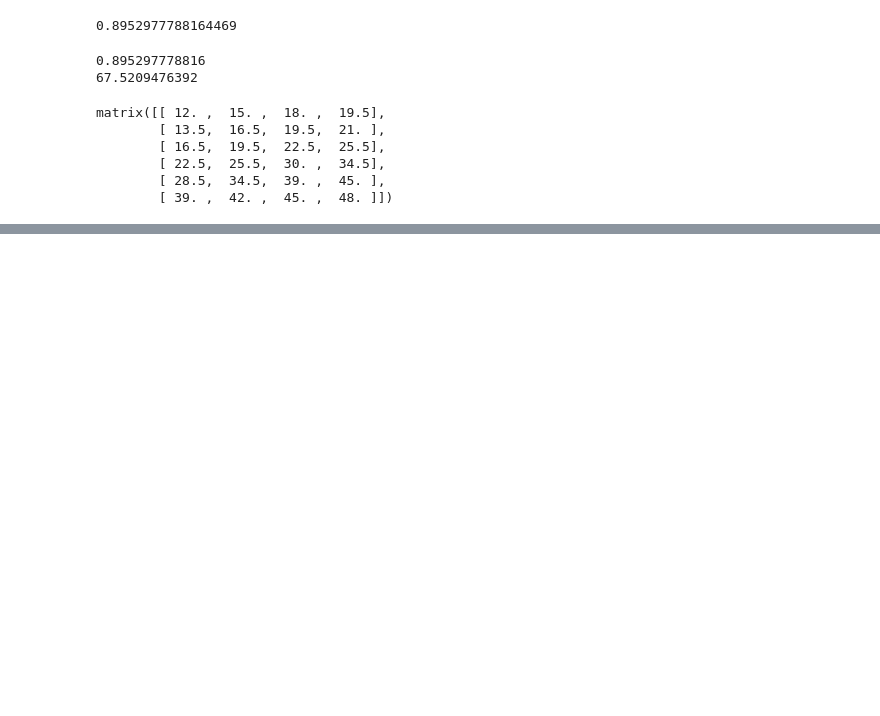
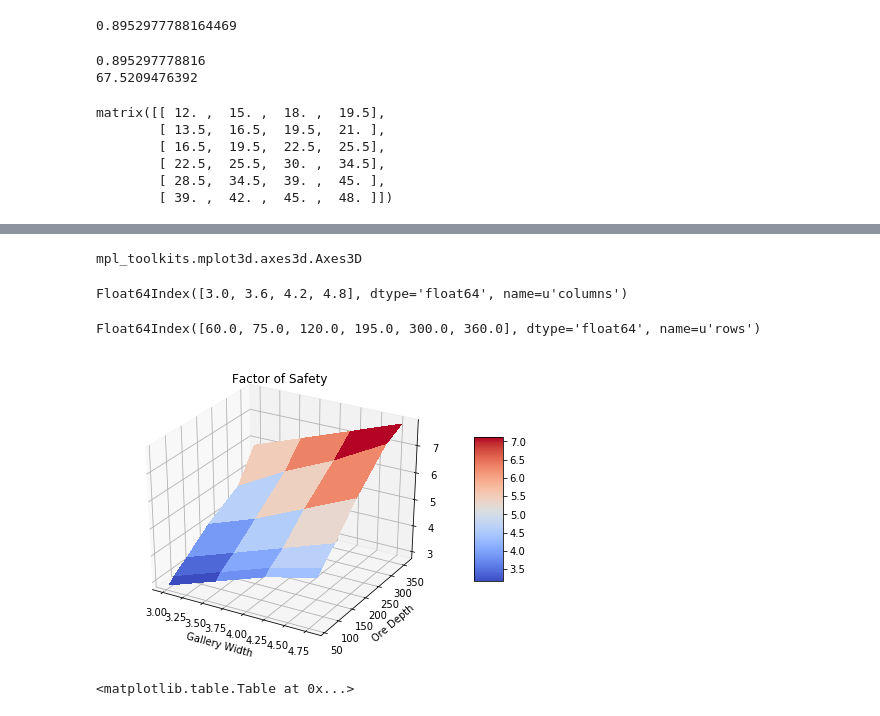
Before and after one commit to sandeepsharma-kgp/NumericalModelling, a Jupyter notebook: lab3.ipynb, the cells around one changed output, grey strips where cells are left out. Cells and saved outputs as stored; diff of their text form; code cells hidden in the pictures; blank space fills up the shorter version.

```diff
--- a/lab3.ipynb
+++ b/lab3.ipynb
@@ -224,9 +225,13 @@ df_wp = pd.DataFrame(data=wp_table,index=I,columns=C)
 # %%
 df_F = pd.DataFrame(index=I,columns=C)
 # %%
+h=3
 def fos(wg, wp, D):
+    return (( S*(wg*.64+(wp/h)*.36)*wp**2 )/(wp**2+ wg**2)/1e6 )
 
-for index, rows in df.iterrows():
+for index, rows in df_wp.iterrows():
     D = index
-    wg = rows.index[0]
-    wp = df.get_value(D,wg)
+    for i in range(rows.size):
+        wg = rows.index[i]
+        wp = df_wp.get_value(D,wg)
+        df_F.set_value(D,wg,fos(wg,wp,D))
@@ -245,0 +257,30 @@ Name: 60.0, dtype: float64>
+# %%
+a3
+# %% [output]
+mpl_toolkits.mplot3d.axes3d.Axes3D
+# %%
+df_F.columns
+# %% [output]
+Float64Index([3.0, 3.6, 4.2, 4.8], dtype='float64', name=u'columns')
+# %%
+df_F.index
+# %% [output]
+Float64Index([60.0, 75.0, 120.0, 195.0, 300.0, 360.0], dtype='float64', name=u'rows')
+# %%
+x = df_F.columns
+y = df_F.index
+X,Y = np.meshgrid(x,y)
+Z = df_F
+# %%
+from matplotlib import cm
+fig = plt.figure()
+ax = a3(fig)
+surf = ax.plot_surface(X, Y, Z, rstride=1, cstride=1, cmap=cm.coolwarm,
+                       linewidth=0, antialiased=False)
+fig.colorbar(surf, shrink=0.5, aspect=5)
+plt.title('Factor of Safety')
+plt.xlabel('Gallery Width')
+plt.ylabel('Ore Depth')
+plt.show()
+# %% [output]
+[figure, added]
@@ -245,0 +289,13 @@ Name: 60.0, dtype: float64>
+# %%
+from pandas.tools.plotting import table
+
+ax = plt.subplot(212, frame_on=False)
+ax.xaxis.set_visible(False)  # hide the x axis
+ax.yaxis.set_visible(False)  # hide the y axis
+ax1 = plt.subplot(211, frame_on=False)
+ax1.xaxis.set_visible(False)  # hide the x axis
+ax1.yaxis.set_visible(False)  # hide the y axis
+table(ax,df_F)
+table(ax1,df_wp)
+# %% [output]
+<matplotlib.table.Table at 0x...>
```
Also changed, not shown: parts of 10 cells of this notebook, 2 other files.
